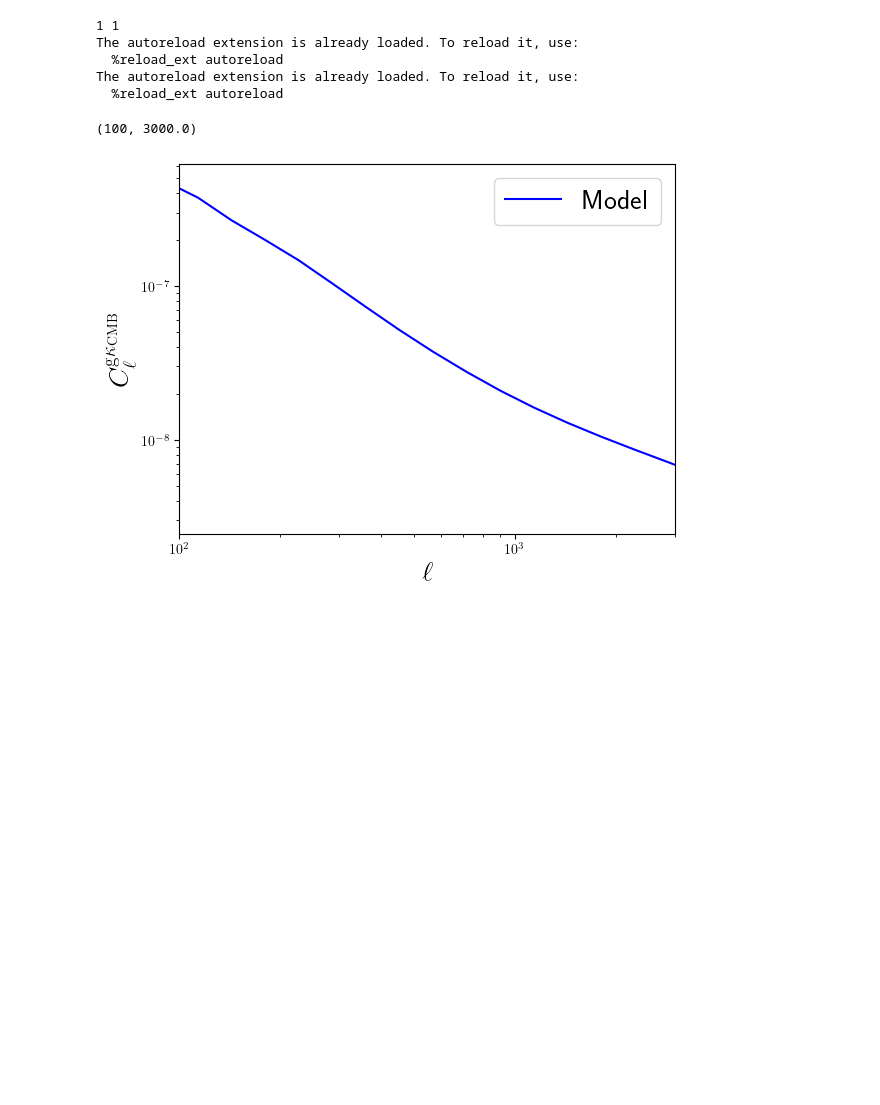
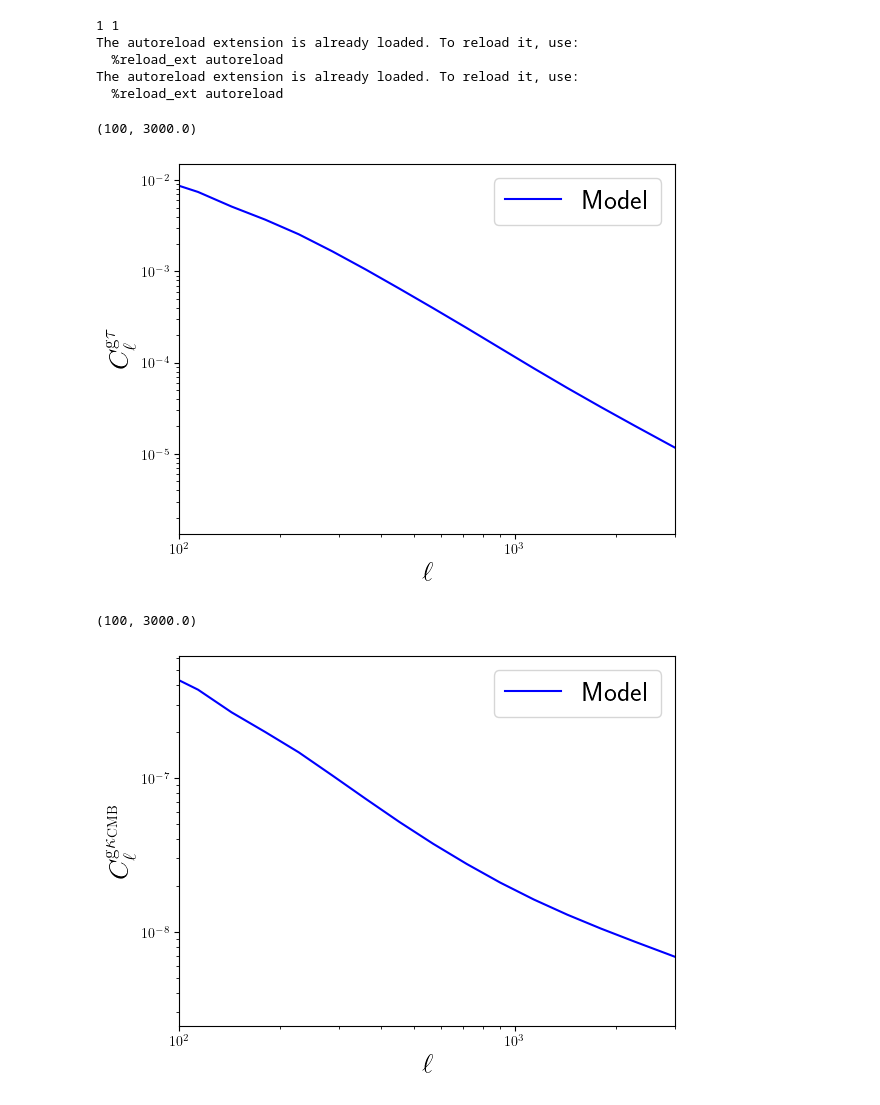
Before and after one commit to shivampcosmo/GODMAX, a Jupyter notebook: notebooks/xCMASS/test_Cls.ipynb, the cells around one changed output. Drawn from its saved outputs; the diff is of its cells as text; code cells hidden in the pictures; blank space fills up the shorter version.

```diff
--- a/notebooks/xCMASS/test_Cls.ipynb
+++ b/notebooks/xCMASS/test_Cls.ipynb
@@ -199,6 +199,18 @@ base_test = base_class(sim_params_dict, halo_params_dict, analysis_dict, other_p
 profiles_test = Profiles(sim_params_dict, halo_params_dict, analysis_dict, other_params_dict, base_class_obj=base_test)
 Pkz_test = get_Pkz(sim_params_dict, halo_params_dict, analysis_dict, other_params_dict, Profiles_obj=profiles_test)
 Cls_test = get_Cl(sim_params_dict, halo_params_dict, analysis_dict, other_params_dict, Pkz_obj=Pkz_test)
+# %%
+pl.figure
+pl.plot(Cls_test.ell_array, Cls_test.Cl_gal_tau_tot_mat[:,0], color='blue', label=r'Model')
+pl.xscale('log')
+pl.yscale('log')
+pl.xlabel(r'$\ell$', fontsize=20)
+pl.ylabel(r'$C_\ell^{\mathrm{g \tau}}$', fontsize=20)
+pl.legend(fontsize=20)
+pl.xlim(100, 3e3)
+# %% [output]
+(100, 3000.0)
+[figure, added]
 # %%
 # arcmin_to_rad = (1.0/60.0) * (np.pi/180.0)
 # nbar_inv_noise = 1/(analysis_dict['nbar_lens_bins'] / (arcmin_to_rad**2))
```
Also changed, not shown: parts of 1 cell of this notebook, 1 other file.
